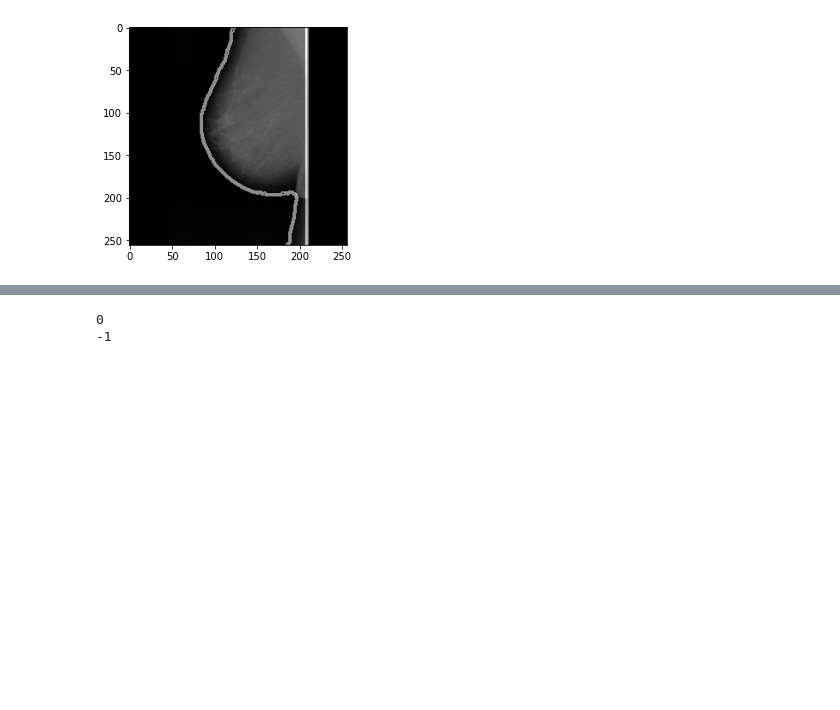
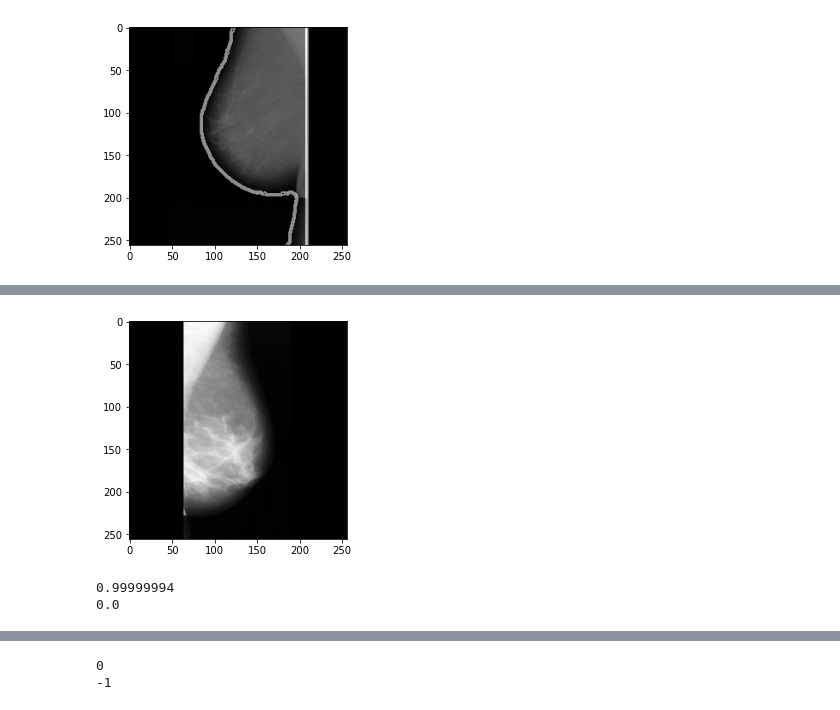
Before and after one commit to data-and-code/trabajo_con_imagenes, a Jupyter notebook: data-raw/clean_imgs.ipynb, the cells around one changed output, grey strips where cells are left out. Saved outputs shown, nothing was run; the diff lists cells and outputs as text; code cells hidden in the pictures; blank space fills up the shorter version.

Commit message:
Pectoral Separation | Beta function error

```diff
--- a/data-raw/clean_imgs.ipynb
+++ b/data-raw/clean_imgs.ipynb
@@ -446,0 +450,10 @@ x
+# %%
+norm_image = cv.normalize(clean_imgs[51], None, alpha=0, beta=1, norm_type=cv.NORM_MINMAX, dtype=cv.CV_32F)
+plt.imshow(norm_image, cmap='gray')
+plt.show()
+print(norm_image.max())
+print(norm_image.min())
+# %% [output]
+[figure, added]
+0.99999994
+0.0
```
Also changed, not shown: parts of 11 cells of this notebook.
